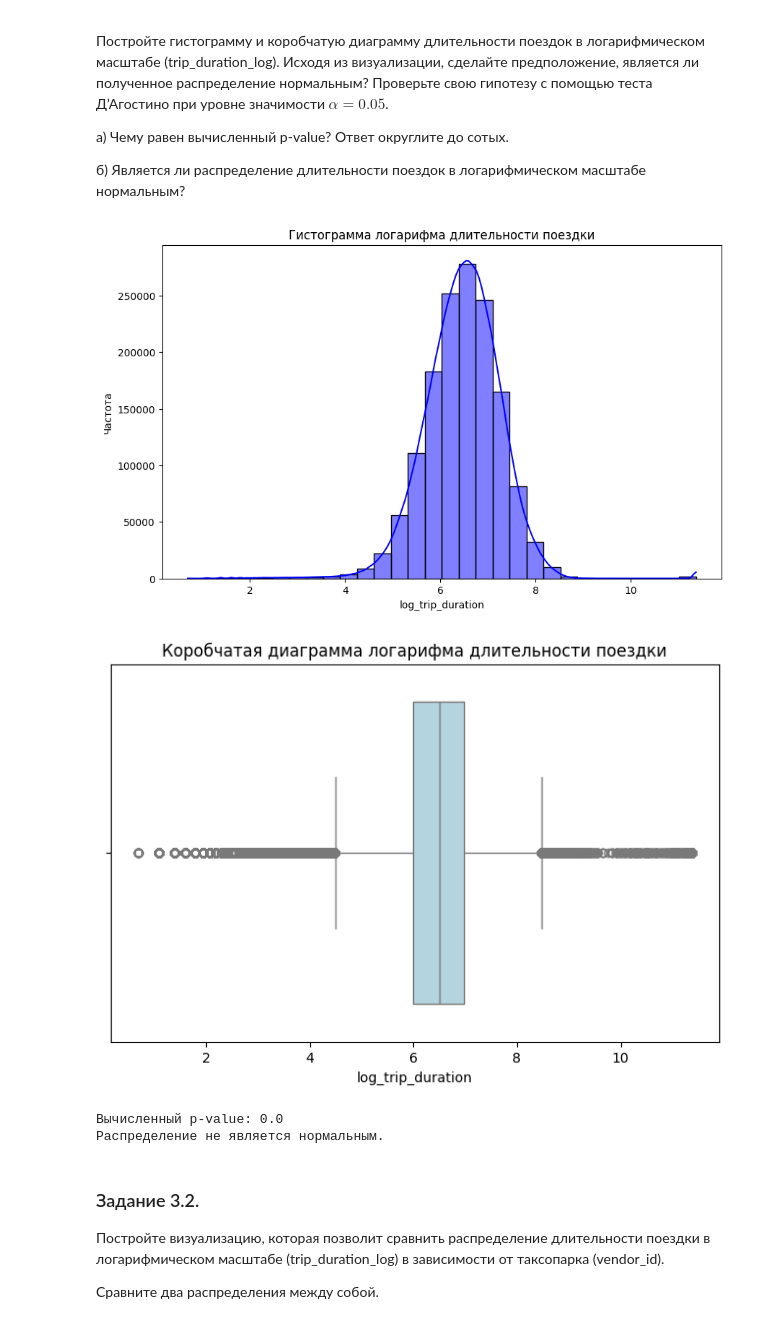
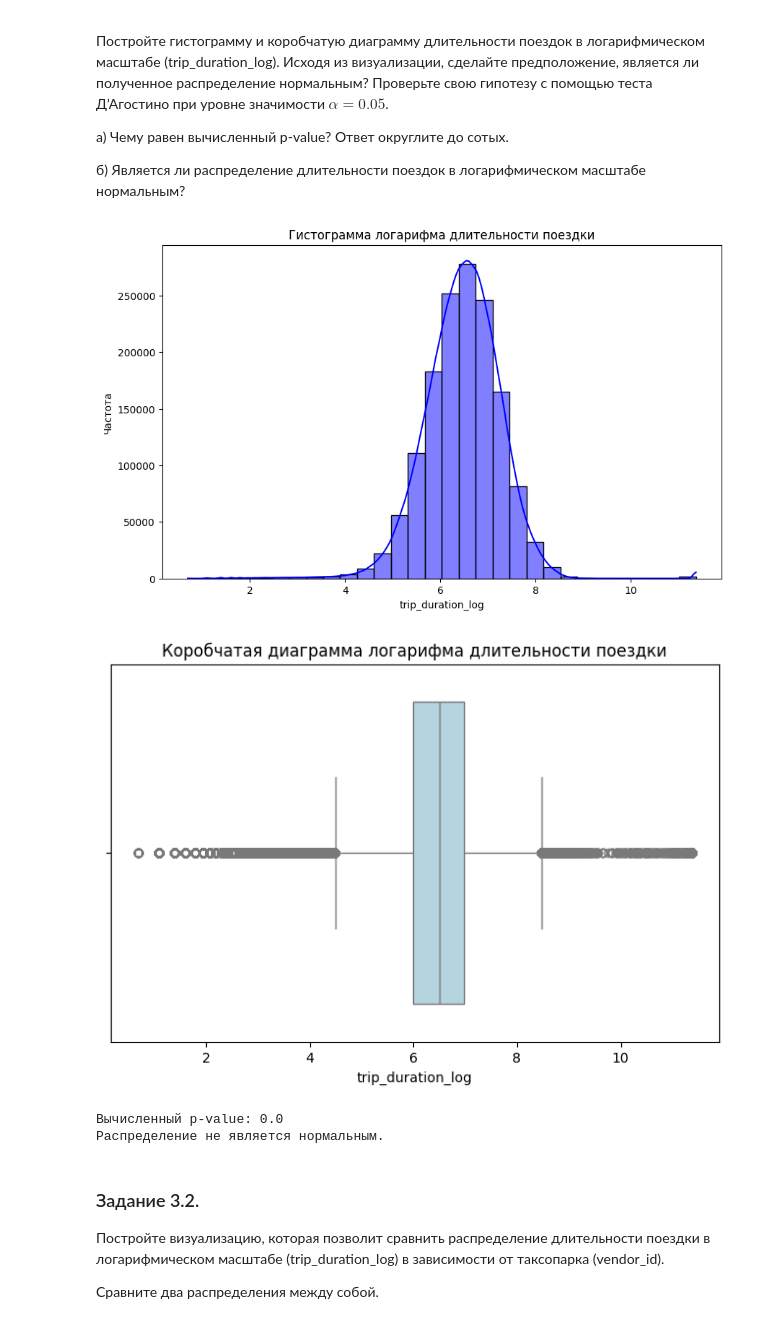
Before and after one commit to the0fedor/SF_DS, a Jupyter notebook: SkillFactory/PROJECT-5 Задача регрессии/Project-5._Ноутбук-шаблон.ipynb, the cells around one changed output. Drawn from its saved outputs; the diff is of its cells as text; code cells hidden in the pictures.

```diff
--- a/SkillFactory/PROJECT-5 Задача регрессии/Project-5._Ноутбук-шаблон.ipynb
+++ b/SkillFactory/PROJECT-5 Задача регрессии/Project-5._Ноутбук-шаблон.ipynb
@@ -353,10 +353,16 @@ print(f"Медианное расстояние по формуле Хаверс
 
 Сколько поездок содержится в наименьшем по размеру географическом кластере?
 # %%
-# обучаем алгоритм кластеризации
+# Предполагаем, что data — это pandas DataFrame с нужными колонками
+# Извлекаем географические координаты для кластеризации
+coords = np.hstack((data[['pickup_latitude', 'pickup_longitude']],
+                    data[['dropoff_latitude', 'dropoff_longitude']]))
+
+# Обучаем алгоритм кластеризации
 kmeans = cluster.KMeans(n_clusters=10, random_state=42)
 kmeans.fit(coords)
 
+# Функция для добавления кластеров в данные
 def add_cluster_features(trip_data, kmeans_model):
     # Извлекаем географические координаты для кластеризации
     coords = np.hstack((trip_data[['pickup_latitude', 'pickup_longitude']],
@@ -553,37 +559,37 @@ taxi_data['trip_duration_log'] = np.log(taxi_data['trip_duration']+1)
 # %%
 from scipy.stats import normaltest
 # Логарифмирование длительности поездки
-data['log_trip_duration'] = np.log1p(data['trip_duration'])  # log1p для обработки 0 и отрицательных значений
+data['trip_duration_log'] = np.log1p(data['trip_duration'])  # log1p для обработки 0 и отрицательных значений
 
 # Построение гистограммы
 plt.figure(figsize=(10, 6))
-sns.histplot(data['log_trip_duration'], kde=True, bins=30, color='blue')
+sns.histplot(data['trip_duration_log'], kde=True, bins=30, color='blue')
 plt.title('Гистограмма логарифма длительности поездки')
-plt.xlabel('log_trip_duration')
+plt.xlabel('trip_duration_log')
 plt.ylabel('Частота')
 plt.show()
 
 # Построение коробчатой диаграммы
 plt.figure(figsize=(8, 5))
-sns.boxplot(x=data['log_trip_duration'], color='lightblue')
+sns.boxplot(x=data['trip_duration_log'], color='lightblue')
 plt.title('Коробчатая диаграмма логарифма длительности поездки')
-plt.xlabel('log_trip_duration')
+plt.xlabel('trip_duration_log')
 plt.show()
 
 # Применение теста Д’Агостино-Пирсона
-stat, p_value = normaltest(data['log_trip_duration'])
+stat, p_value = normaltest(data['trip_duration_log'])
 
 # Проверка гипотезы
 alpha = 0.05  # Уровень значимости
 print(f"Вычисленный p-value: {round(p_value, 2)}")
 
 if p_value < alpha:
     print("Распределение не является нормальным.")
 else:
     print("Распределение является нормальным.")
 # %% [output]
 [figure]
-[figure, old version]
+[figure, new version]
 Вычисленный p-value: 0.0
 Распределение не является нормальным.
 # %% [markdown]
```
Also changed, not shown: parts of 31 cells of this notebook.
